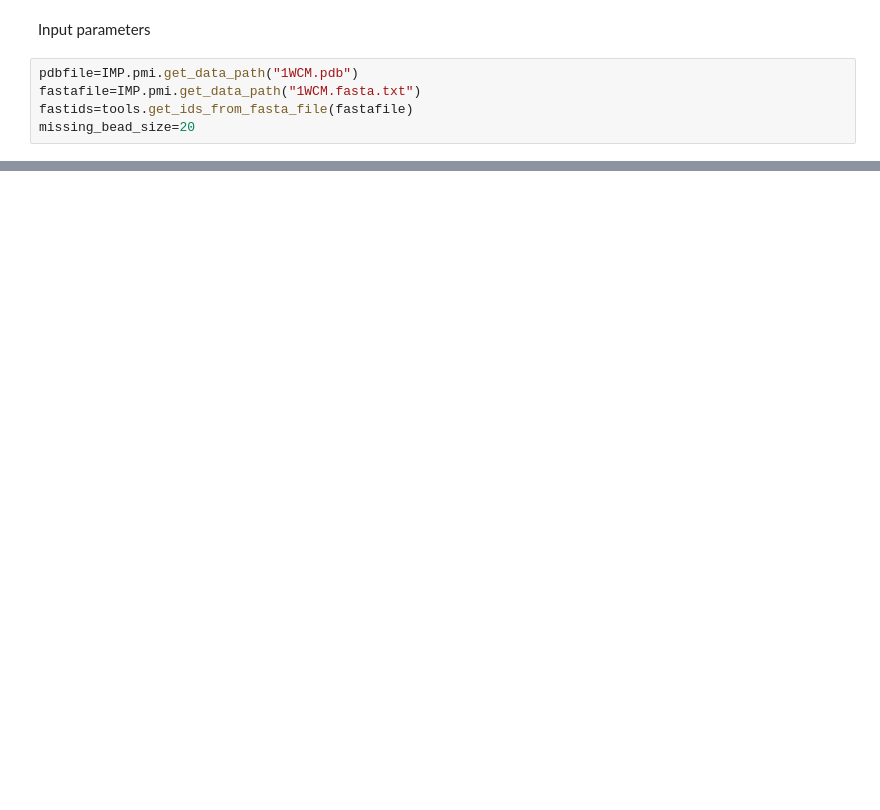
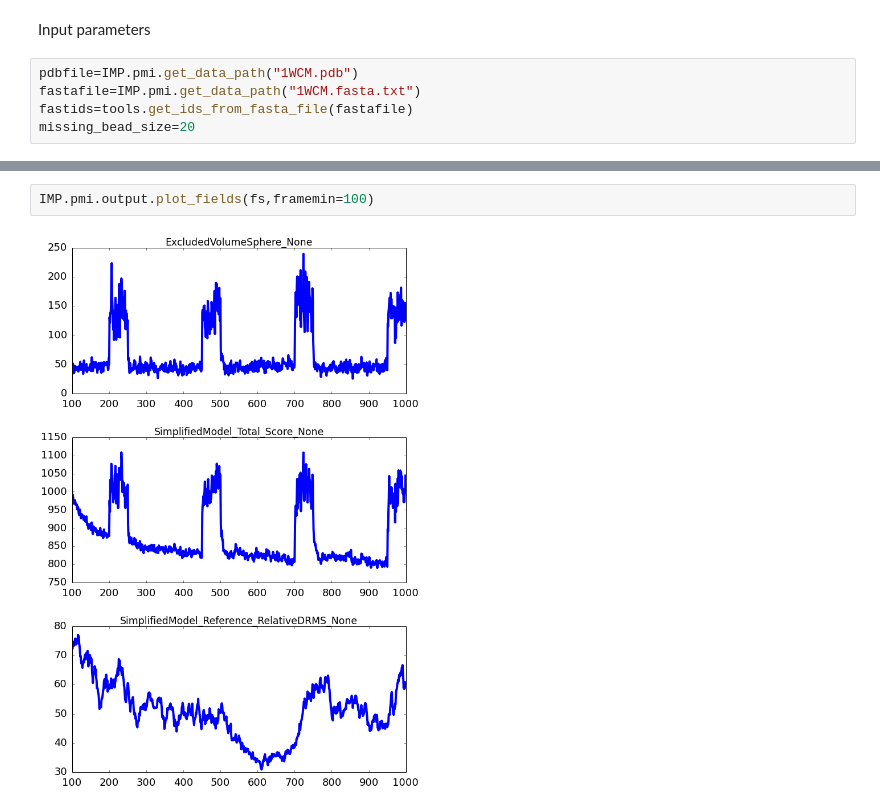
Before and after one commit to salilab/pmi, a Jupyter notebook: examples/rnapolii/crosslink/tutorial.ipynb, the cells around one changed output, grey strips where cells are left out. Saved outputs shown, nothing was run; the diff lists cells and outputs as text; blank space fills up the shorter version.

```diff
--- a/examples/rnapolii/crosslink/tutorial.ipynb
+++ b/examples/rnapolii/crosslink/tutorial.ipynb
@@ -156,0 +255,4 @@ o.close_rmf("conformations.rmf3")
+# %%
+IMP.pmi.output.plot_fields(fs,framemin=100)
+# %% [output]
+[figure, added]
```
Also changed, not shown: parts of 20 cells of this notebook, 2 other files.
